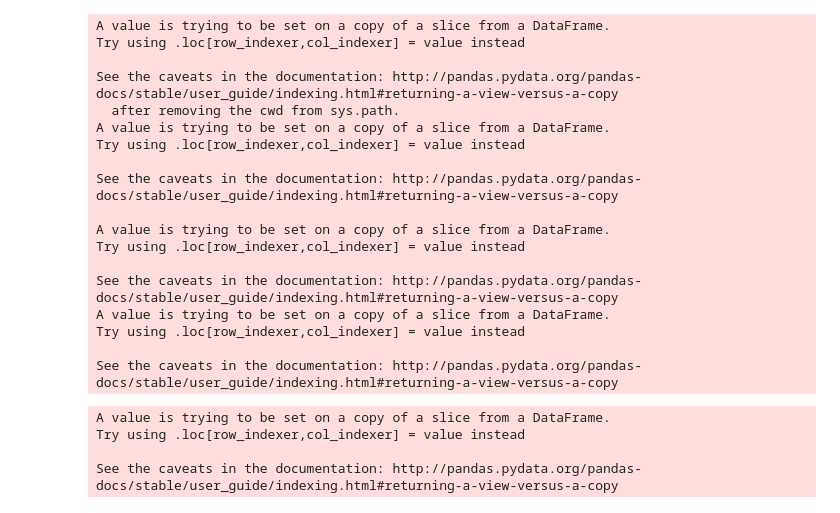
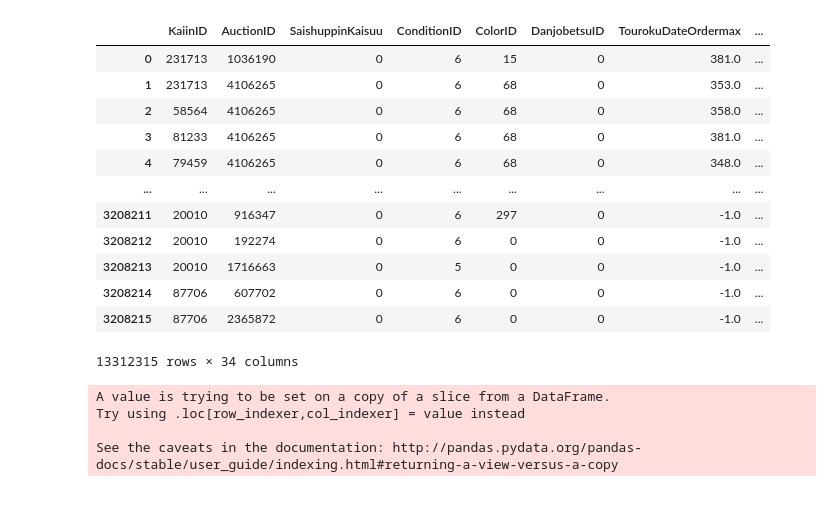
Before and after one commit to kyouyap/nishika_recommend, a Jupyter notebook: recommend1.ipynb, the cells around one changed output. Cells and saved outputs as stored; diff of their text form; code cells hidden in the pictures.

```diff
--- a/recommend1.ipynb
+++ b/recommend1.ipynb
@@ -143,6 +244,7 @@ def createfeature(inputsubmission, inputwatchlist, inputshudounyuusatsu, inputra
 
     return df
 # %%
+from tqdm import tqdm
 train_df=None
 i=1
 dateorder = -7
@@ -164,6 +266,8 @@ for i in range(1,5):
     train_watchlist=watchlist[watchlist.TourokuDateOrder < dateorder-7*i]
     train_shudounyuusatsu=shudounyuusatsu[shudounyuusatsu.ShudouNyuusatsuDateOrder<dateorder-7*i]
     train_rakusatsu=rakusatsu[rakusatsu.RakusatsuDateOrder<dateorder-7*i]
+
+    train_df_child=createfeature(train_KaiinID, train_watchlist, train_shudounyuusatsu, train_rakusatsu, dateorder-7*i)
     watch_kari=watchlist[(watchlist.TourokuDateOrder>=dateorder-7*i)&(watchlist.TourokuDateOrder<dateorder-7*i+7)]
     watch_kari["watchtag"]=1
     watch_kari=watch_kari[["KaiinID","AuctionID","watchtag"]]
@@ -175,25 +279,22 @@ for i in range(1,5):
     train_df_child=train_df_child.fillna(0)
 
     train_df=pd.concat([train_df,train_df_child])
-# %% [output]
-A value is trying to be set on a copy of a slice from a DataFrame.
-Try using .loc[row_indexer,col_indexer] = value instead
-
-See the caveats in the documentation: http://pandas.pydata.org/pandas-docs/stable/user_guide/indexing.html#returning-a-view-versus-a-copy
-  after removing the cwd from sys.path.
-A value is trying to be set on a copy of a slice from a DataFrame.
-Try using .loc[row_indexer,col_indexer] = value instead
-
-See the caveats in the documentation: http://pandas.pydata.org/pandas-docs/stable/user_guide/indexing.html#returning-a-view-versus-a-copy
-
-A value is trying to be set on a copy of a slice from a DataFrame.
-Try using .loc[row_indexer,col_indexer] = value instead
-
-See the caveats in the documentation: http://pandas.pydata.org/pandas-docs/stable/user_guide/indexing.html#returning-a-view-versus-a-copy
-A value is trying to be set on a copy of a slice from a DataFrame.
-Try using .loc[row_indexer,col_indexer] = value instead
-
-See the caveats in the documentation: http://pandas.pydata.org/pandas-docs/stable/user_guide/indexing.html#returning-a-view-versus-a-copy
+# %%
+train_df
+# %% [output]
+|  | KaiinID | AuctionID | SaishuppinKaisuu | ConditionID | ColorID | DanjobetsuID | TourokuDateOrdermax | ... |
+| 0 | 231713 | 1036190 | 0 | 6 | 15 | 0 | 381.0 | ... |
+| 1 | 231713 | 4106265 | 0 | 6 | 68 | 0 | 353.0 | ... |
+| 2 | 58564 | 4106265 | 0 | 6 | 68 | 0 | 358.0 | ... |
+| 3 | 81233 | 4106265 | 0 | 6 | 68 | 0 | 381.0 | ... |
+| 4 | 79459 | 4106265 | 0 | 6 | 68 | 0 | 348.0 | ... |
+| ... | ... | ... | ... | ... | ... | ... | ... | ... |
+| 3208211 | 20010 | 916347 | 0 | 6 | 297 | 0 | -1.0 | ... |
+| 3208212 | 20010 | 192274 | 0 | 6 | 0 | 0 | -1.0 | ... |
+| 3208213 | 20010 | 1716663 | 0 | 5 | 0 | 0 | -1.0 | ... |
+| 3208214 | 87706 | 607702 | 0 | 6 | 0 | 0 | -1.0 | ... |
+| 3208215 | 87706 | 2365872 | 0 | 6 | 0 | 0 | -1.0 | ... |
+13312315 rows × 34 columns
 # %%
 train_nyuusatsu=shudounyuusatsu[(shudounyuusatsu.ShudouNyuusatsuDateOrder>=dateorder-7*i)&(shudounyuusatsu.ShudouNyuusatsuDateOrder<dateorder-7*i+7)]
 train_nyuusatsu["tag"]=2
```
Also changed, not shown: parts of 3 cells of this notebook, 5 other files.
